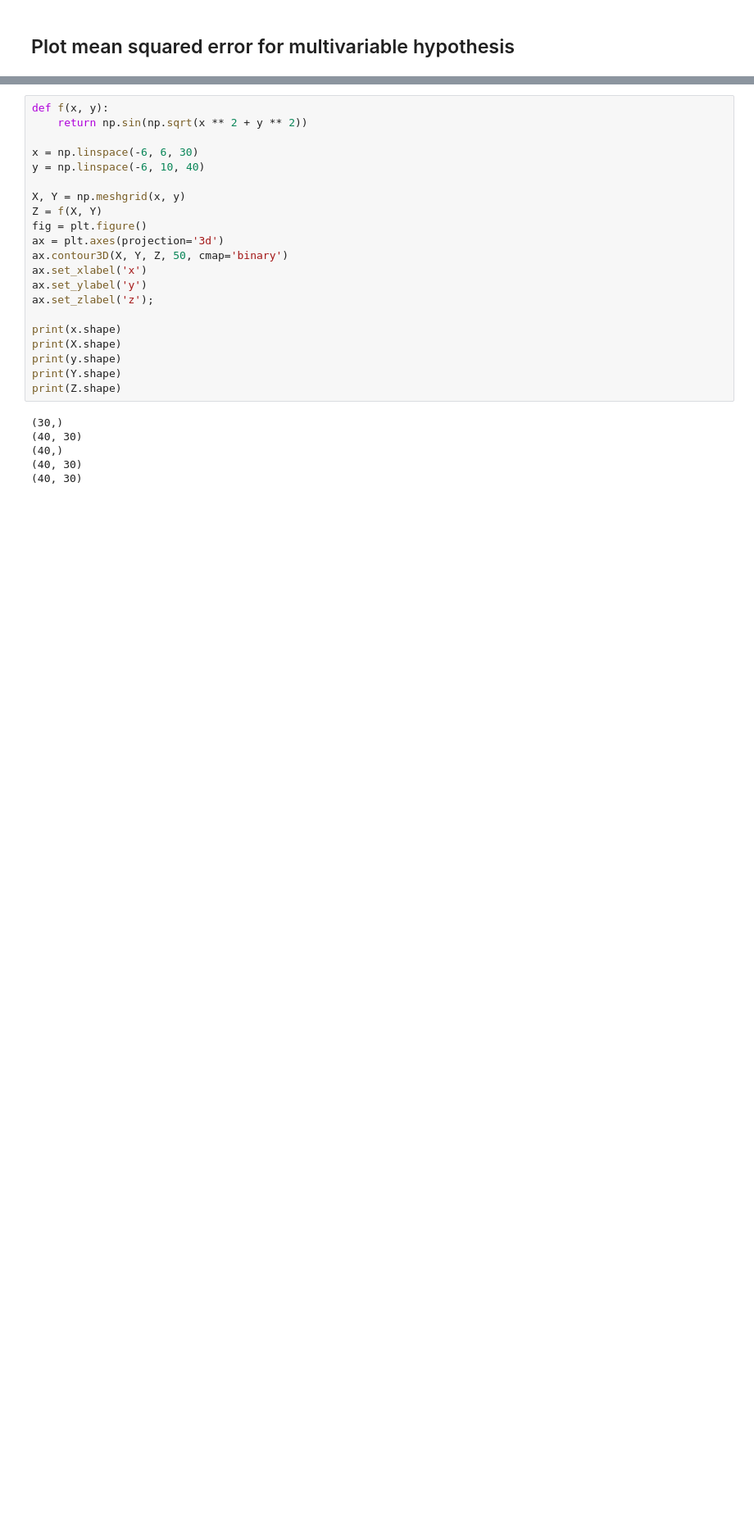
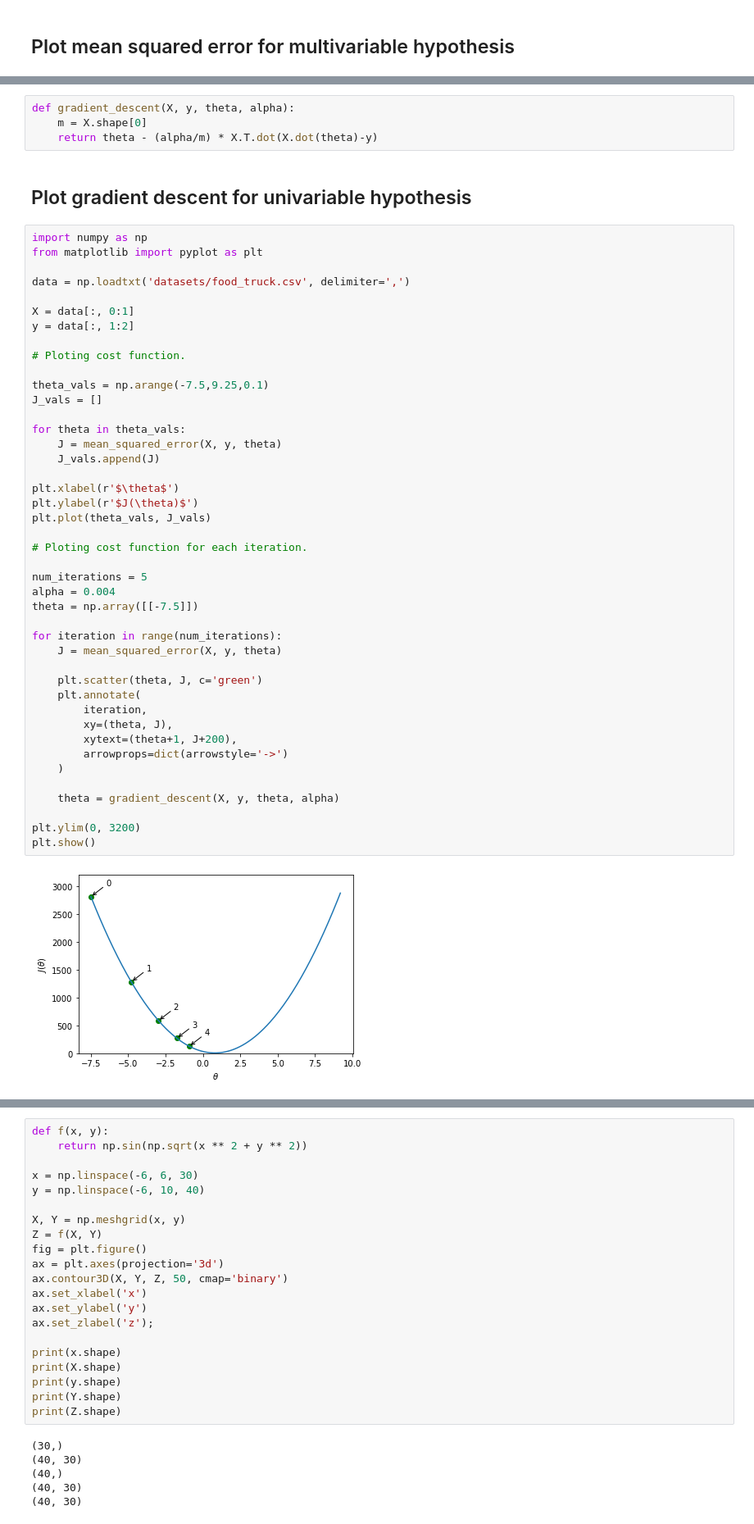
Before and after one commit to Michael-Wisniewski/machine-learning-algorithms, a Jupyter notebook: src/Machine learning algorithms.ipynb, the cells around one changed output, grey strips where cells are left out. Shown at 82% size. Cells and saved outputs as stored; diff of their text form; blank space fills up the shorter version.

```diff
--- a/src/Machine learning algorithms.ipynb
+++ b/src/Machine learning algorithms.ipynb
@@ -176,0 +190,51 @@ ax.plot_surface(Theta0_vals, Theta1_vals, J_vals, rstride=1, cstride=1, cmap='vi
+# %%
+def gradient_descent(X, y, theta, alpha):
+    m = X.shape[0]
+    return theta - (alpha/m) * X.T.dot(X.dot(theta)-y)
+# %% [markdown]
+## Plot gradient descent for univariable hypothesis
+# %%
+import numpy as np
+from matplotlib import pyplot as plt
+
+data = np.loadtxt('datasets/food_truck.csv', delimiter=',')
+
+X = data[:, 0:1]
+y = data[:, 1:2]
+
+# Ploting cost function.
+
+theta_vals = np.arange(-7.5,9.25,0.1)
+J_vals = []
+
+for theta in theta_vals:
+    J = mean_squared_error(X, y, theta)
+    J_vals.append(J)
+
+plt.xlabel(r'$\theta$')
+plt.ylabel(r'$J(\theta)$')
+plt.plot(theta_vals, J_vals)
+
+# Ploting cost function for each iteration.
+
+num_iterations = 5
+alpha = 0.004
+theta = np.array([[-7.5]])
+
+for iteration in range(num_iterations):
+    J = mean_squared_error(X, y, theta)
+
+    plt.scatter(theta, J, c='green')
+    plt.annotate(
+        iteration,
+        xy=(theta, J),
+        xytext=(theta+1, J+200),
+        arrowprops=dict(arrowstyle='->')
+    )
+
+    theta = gradient_descent(X, y, theta, alpha)
+
+plt.ylim(0, 3200)
+plt.show()
+# %% [output]
+[figure, added]
```
Also changed, not shown: parts of 15 cells of this notebook, 1 other file.
